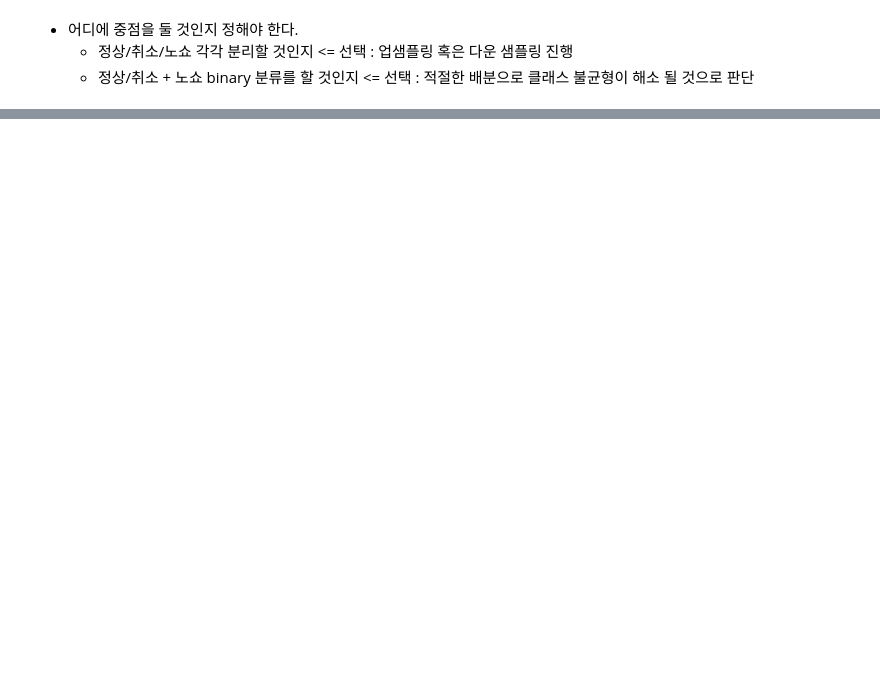
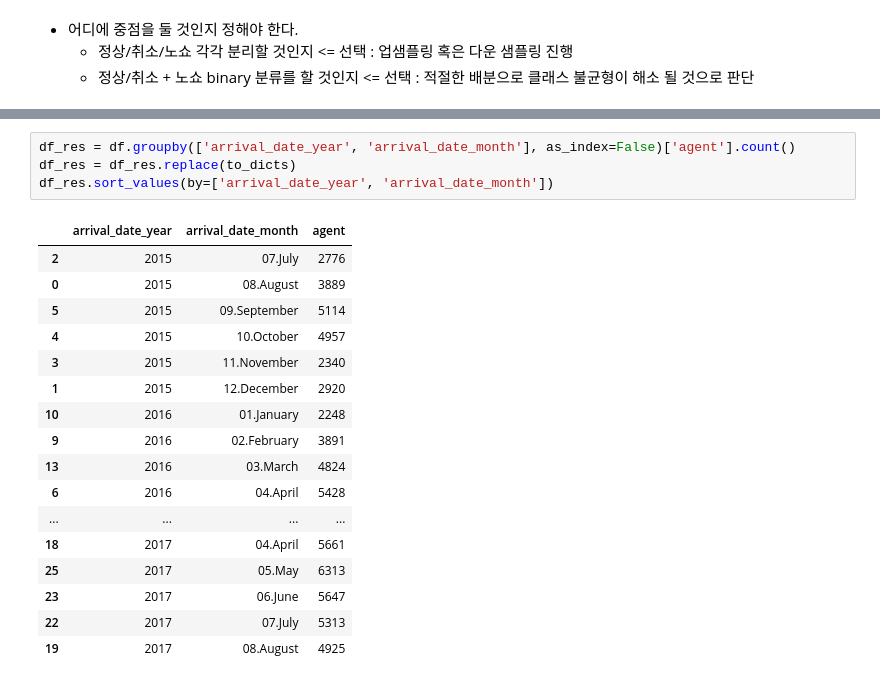
Before and after one commit to seonydg/ml-classification-analysis-of-hotel-reservation-demand, a Jupyter notebook: analysis-of-hotel-reservation-demand.ipynb, the cells around one changed output, grey strips where cells are left out. Saved outputs shown, nothing was run; the diff lists cells and outputs as text; blank space fills up the shorter version.

```diff
--- a/analysis-of-hotel-reservation-demand.ipynb
+++ b/analysis-of-hotel-reservation-demand.ipynb
@@ -263,0 +362,22 @@ df['reservation_status'].value_counts()[2] / df['reservation_status'].value_coun
+# %%
+df_res = df.groupby(['arrival_date_year', 'arrival_date_month'], as_index=False)['agent'].count()
+df_res = df_res.replace(to_dicts)
+df_res.sort_values(by=['arrival_date_year', 'arrival_date_month'])
+# %% [output]
+|  | arrival_date_year | arrival_date_month | agent |
+| 2 | 2015 | 07.July | 2776 |
+| 0 | 2015 | 08.August | 3889 |
+| 5 | 2015 | 09.September | 5114 |
+| 4 | 2015 | 10.October | 4957 |
+| 3 | 2015 | 11.November | 2340 |
+| 1 | 2015 | 12.December | 2920 |
+| 10 | 2016 | 01.January | 2248 |
+| 9 | 2016 | 02.February | 3891 |
+| 13 | 2016 | 03.March | 4824 |
+| 6 | 2016 | 04.April | 5428 |
+| ... | ... | ... | ... |
+| 18 | 2017 | 04.April | 5661 |
+| 25 | 2017 | 05.May | 6313 |
+| 23 | 2017 | 06.June | 5647 |
+| 22 | 2017 | 07.July | 5313 |
+| 19 | 2017 | 08.August | 4925 |
```
Also changed, not shown: parts of 20 cells of this notebook.
